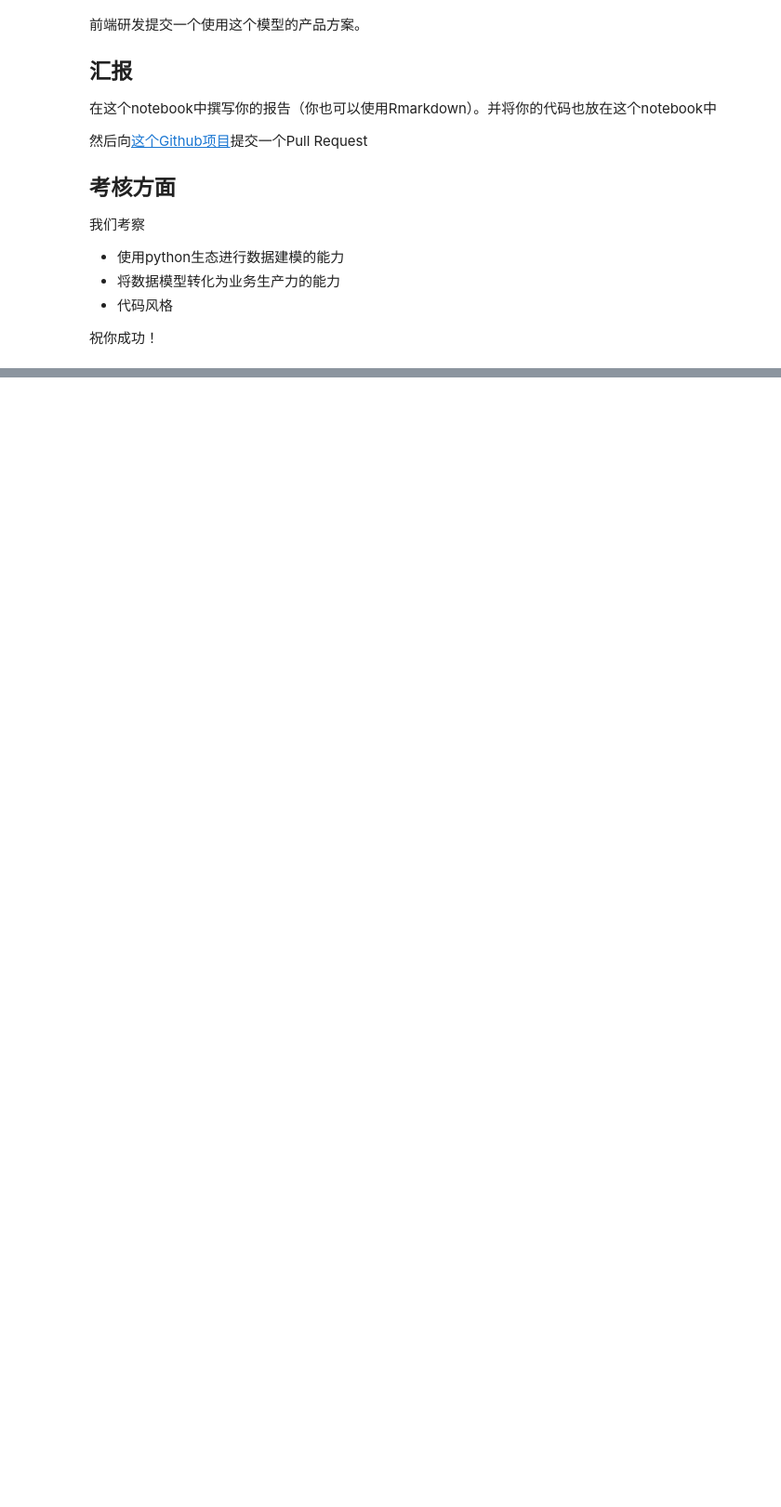
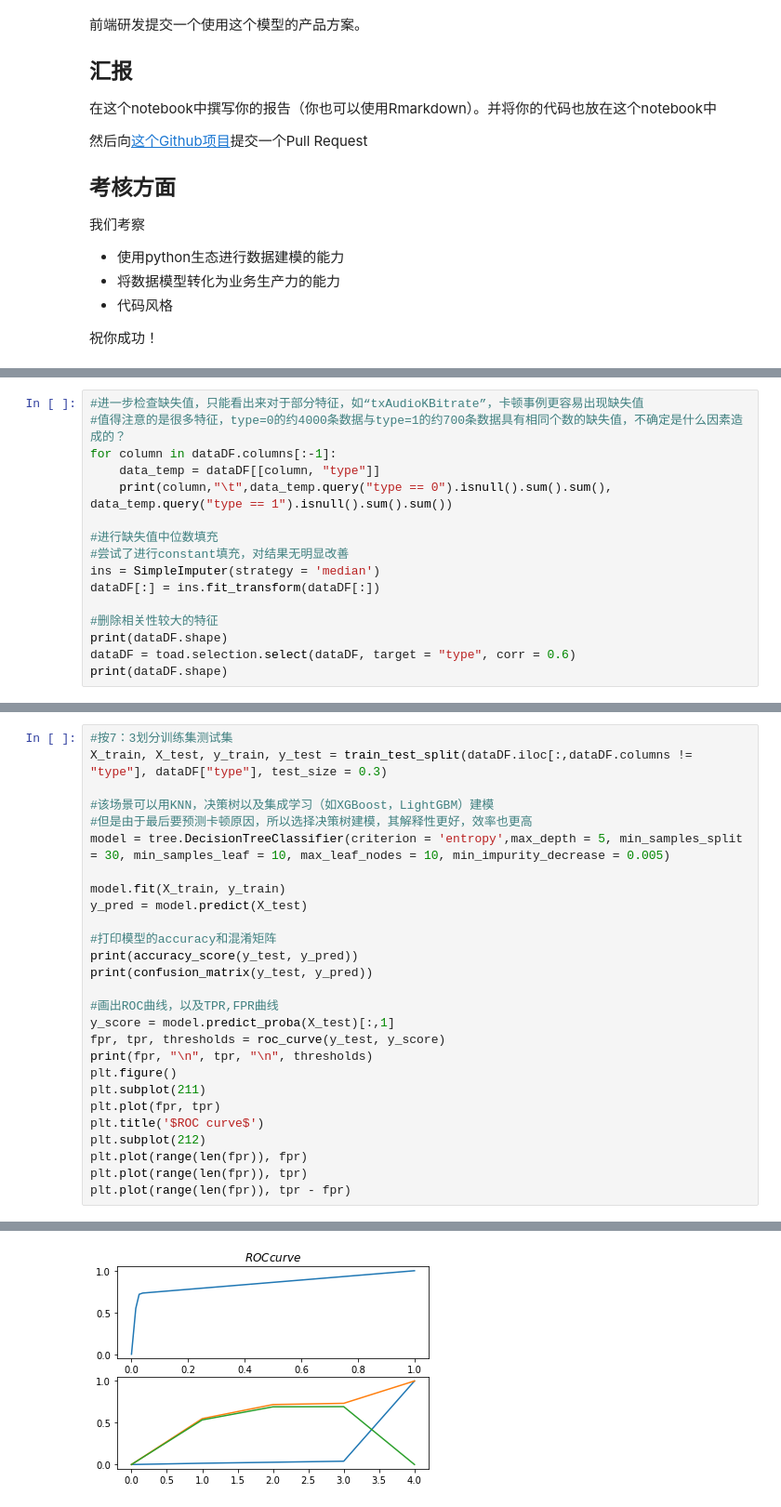
Before and after one commit to junchenfeng/huohua_hire, a Jupyter notebook: mock项目.ipynb, the cells around one changed output, grey strips where cells are left out. Shown: that part at 93% size. Cells and saved outputs as stored; diff of their text form; blank space fills up the shorter version.

```diff
--- a/mock项目.ipynb
+++ b/mock项目.ipynb
@@ -76,0 +144,16 @@ type是你的Y数据：
+# %%
+#进一步检查缺失值，只能看出来对于部分特征，如“txAudioKBitrate”，卡顿事例更容易出现缺失值
+#值得注意的是很多特征，type=0的约4000条数据与type=1的约700条数据具有相同个数的缺失值，不确定是什么因素造成的？
+for column in dataDF.columns[:-1]:
+    data_temp = dataDF[[column, "type"]]
+    print(column,"\t",data_temp.query("type == 0").isnull().sum().sum(), data_temp.query("type == 1").isnull().sum().sum())
+
+#进行缺失值中位数填充
+#尝试了进行constant填充，对结果无明显改善
+ins = SimpleImputer(strategy = 'median')
+dataDF[:] = ins.fit_transform(dataDF[:])
+
+#删除相关性较大的特征
+print(dataDF.shape)
+dataDF = toad.selection.select(dataDF, target = "type", corr = 0.6)
+print(dataDF.shape)
@@ -76,0 +177,28 @@ type是你的Y数据：
+# %%
+#按7：3划分训练集测试集
+X_train, X_test, y_train, y_test = train_test_split(dataDF.iloc[:,dataDF.columns != "type"], dataDF["type"], test_size = 0.3)
+
+#该场景可以用KNN，决策树以及集成学习（如XGBoost，LightGBM）建模
+#但是由于最后要预测卡顿原因，所以选择决策树建模，其解释性更好，效率也更高
+model = tree.DecisionTreeClassifier(criterion = 'entropy',max_depth = 5, min_samples_split = 30, min_samples_leaf = 10, max_leaf_nodes = 10, min_impurity_decrease = 0.005)
+
+model.fit(X_train, y_train)
+y_pred = model.predict(X_test)
+
+#打印模型的accuracy和混淆矩阵
+print(accuracy_score(y_test, y_pred))
+print(confusion_matrix(y_test, y_pred))
+
+#画出ROC曲线，以及TPR,FPR曲线
+y_score = model.predict_proba(X_test)[:,1]
+fpr, tpr, thresholds = roc_curve(y_test, y_score)
+print(fpr, "\n", tpr, "\n", thresholds)
+plt.figure()
+plt.subplot(211)
+plt.plot(fpr, tpr)
+plt.title('$ROC curve$')
+plt.subplot(212)
+plt.plot(range(len(fpr)), fpr)
+plt.plot(range(len(fpr)), tpr)
+plt.plot(range(len(fpr)), tpr - fpr)
+# %% [output]
@@ -76,0 +212 @@ type是你的Y数据：
+[figure, added]
```
Also changed, not shown: parts of 6 cells of this notebook.
